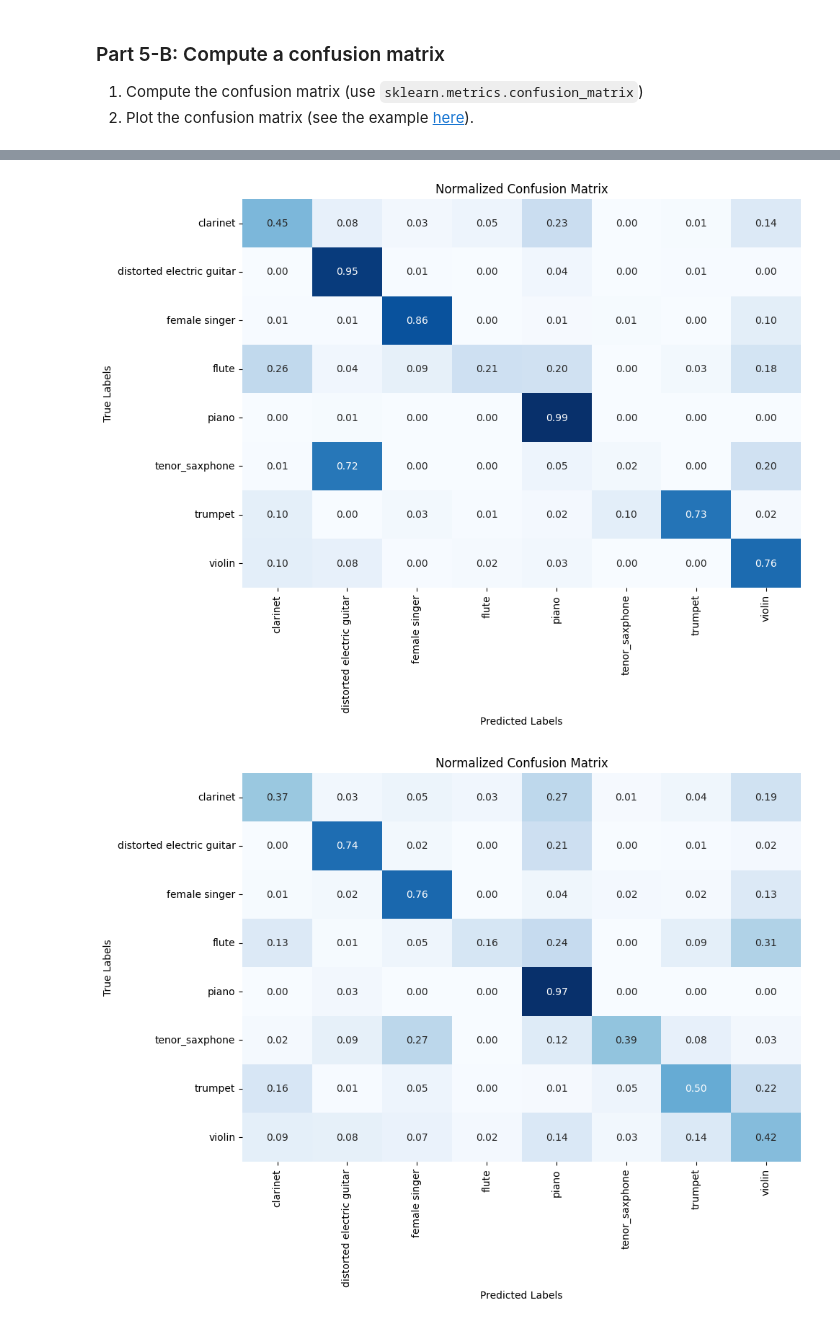
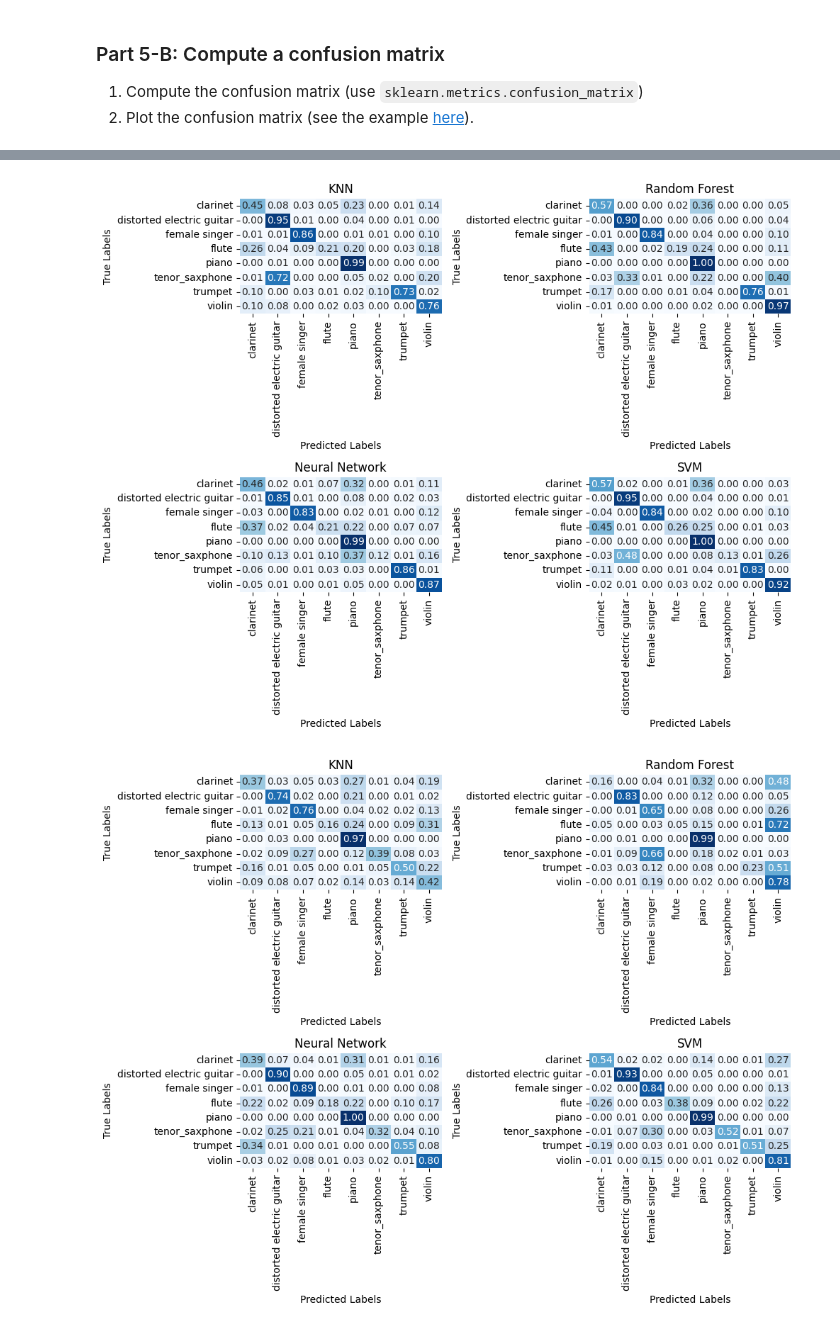
Before and after one commit to ZYFXzz/MIR-Final, a Jupyter notebook: MIR-Final-project.ipynb, the cells around one changed output, grey strips where cells are left out. Saved outputs shown, nothing was run; the diff lists cells and outputs as text; code cells hidden in the pictures.

```diff
--- a/MIR-Final-project.ipynb
+++ b/MIR-Final-project.ipynb
@@ -410,15 +419,24 @@ from sklearn.metrics import confusion_matrix
 from sklearn.metrics import ConfusionMatrixDisplay
 import seaborn as sns
 
-matrix = confusion_matrix(Y_latent_test, y_latent_pred)
+matrix_latent_KNN = confusion_matrix(Y_latent_test, y_latent_pred_KNN)
+matrix_latent_RF = confusion_matrix(Y_latent_test, y_latent_pred_RF)
+matrix_latent_NN = confusion_matrix(Y_latent_test, y_latent_pred_NN)
+matrix_latent_SVM = confusion_matrix(Y_latent_test, y_latent_pred_SVM)
 
 # for print out classes instead of 0-7 labels
 class_names = ['clarinet', 'distorted electric guitar', 'female singer', 'flute', 'piano', 'tenor_saxphone', 'trumpet', 'violin']
 
-plt.figure(figsize=(10, 7))
-sns.heatmap(matrix, annot=True, fmt='d', cmap='Blues', cbar=False,  xticklabels=class_names, yticklabels=class_names)
-plt.title('Confusion Matrix')
-plt.xlabel('Predicted Labels')
-plt.ylabel('True Labels')
+fig, axs = plt.subplots(2, 2, figsize=(10, 8))
+title = ['KNN', 'Random Forest', 'Neural Network', 'SVM']
+matrix = [matrix_latent_KNN, matrix_latent_RF, matrix_latent_NN, matrix_latent_SVM]
+
+for i, ax in enumerate(axs.flatten()):
+    sns.heatmap(matrix[i], annot=True, fmt='d', cmap='Blues', cbar=False,  xticklabels=class_names, yticklabels=class_names, ax=ax)
+    ax.set_title(title[i])
+    ax.set_xlabel('Predicted Labels')
+    ax.set_ylabel('True Labels')
+
+plt.tight_layout()
 plt.show()
 # %% [output]
@@ -426,26 +444,42 @@ plt.show()
 # %%
 # for printing a normalized matrix
-matrix_norm = confusion_matrix(Y_test, y_pred, normalize='true' )
+matrix_norm_KNN = confusion_matrix(Y_test, y_pred_KNN, normalize='true' )
+matrix_norm_RF = confusion_matrix(Y_test, y_pred_RF, normalize='true' )
+matrix_norm_NN = confusion_matrix(Y_test, y_pred_NN, normalize='true' )
+matrix_norm_SVM = confusion_matrix(Y_test, y_pred_SVM, normalize='true' )
 
-plt.figure(figsize=(10, 7))
-sns.heatmap(matrix_norm, annot=True, fmt='.2f', cmap='Blues', cbar=False,
-            xticklabels=class_names, yticklabels=class_names)
-plt.title('Normalized Confusion Matrix')
-plt.xlabel('Predicted Labels')
-plt.ylabel('True Labels')
+fig, axs = plt.subplots(2, 2, figsize=(10, 8))
+title = ['KNN', 'Random Forest', 'Neural Network', 'SVM']
+matrix = [matrix_norm_KNN, matrix_norm_RF, matrix_norm_NN, matrix_norm_SVM]
+
+for i, ax in enumerate(axs.flatten()):
+    sns.heatmap(matrix[i], annot=True, fmt='.2f', cmap='Blues', cbar=False,  xticklabels=class_names, yticklabels=class_names, ax=ax)
+    ax.set_title(title[i])
+    ax.set_xlabel('Predicted Labels')
+    ax.set_ylabel('True Labels')
+
+plt.tight_layout()
 plt.show()
 # %% [output]
-[figure, old version]
+[figure, new version]
 # %%
-# for printing a normalized matrix
-matrix_norm = confusion_matrix(Y_latent_test, y_latent_pred, normalize='true' )
+# for printing a normalized matrix for latent data
+matrix_norm_latent_KNN = confusion_matrix(Y_latent_test, y_latent_pred_KNN, normalize='true' )
+matrix_norm_latent_RF = confusion_matrix(Y_latent_test, y_latent_pred_RF, normalize='true' )
+matrix_norm_latent_NN = confusion_matrix(Y_latent_test, y_latent_pred_NN, normalize='true' )
+matrix_norm_latent_SVM = confusion_matrix(Y_latent_test, y_latent_pred_SVM, normalize='true' )
 
-plt.figure(figsize=(10, 7))
-sns.heatmap(matrix_norm, annot=True, fmt='.2f', cmap='Blues', cbar=False,
-            xticklabels=class_names, yticklabels=class_names)
-plt.title('Normalized Confusion Matrix')
-plt.xlabel('Predicted Labels')
-plt.ylabel('True Labels')
+fig, axs = plt.subplots(2, 2, figsize=(10, 8))
+title = ['KNN', 'Random Forest', 'Neural Network', 'SVM']
+matrix = [matrix_norm_latent_KNN, matrix_norm_latent_RF, matrix_norm_latent_NN, matrix_norm_latent_SVM]
+
+for i, ax in enumerate(axs.flatten()):
+    sns.heatmap(matrix[i], annot=True, fmt='.2f', cmap='Blues', cbar=False,  xticklabels=class_names, yticklabels=class_names, ax=ax)
+    ax.set_title(title[i])
+    ax.set_xlabel('Predicted Labels')
+    ax.set_ylabel('True Labels')
+
+plt.tight_layout()
 plt.show()
 # %% [output]
-[figure, old version]
+[figure, new version]
```
Also changed, not shown: parts of 15 cells of this notebook.
